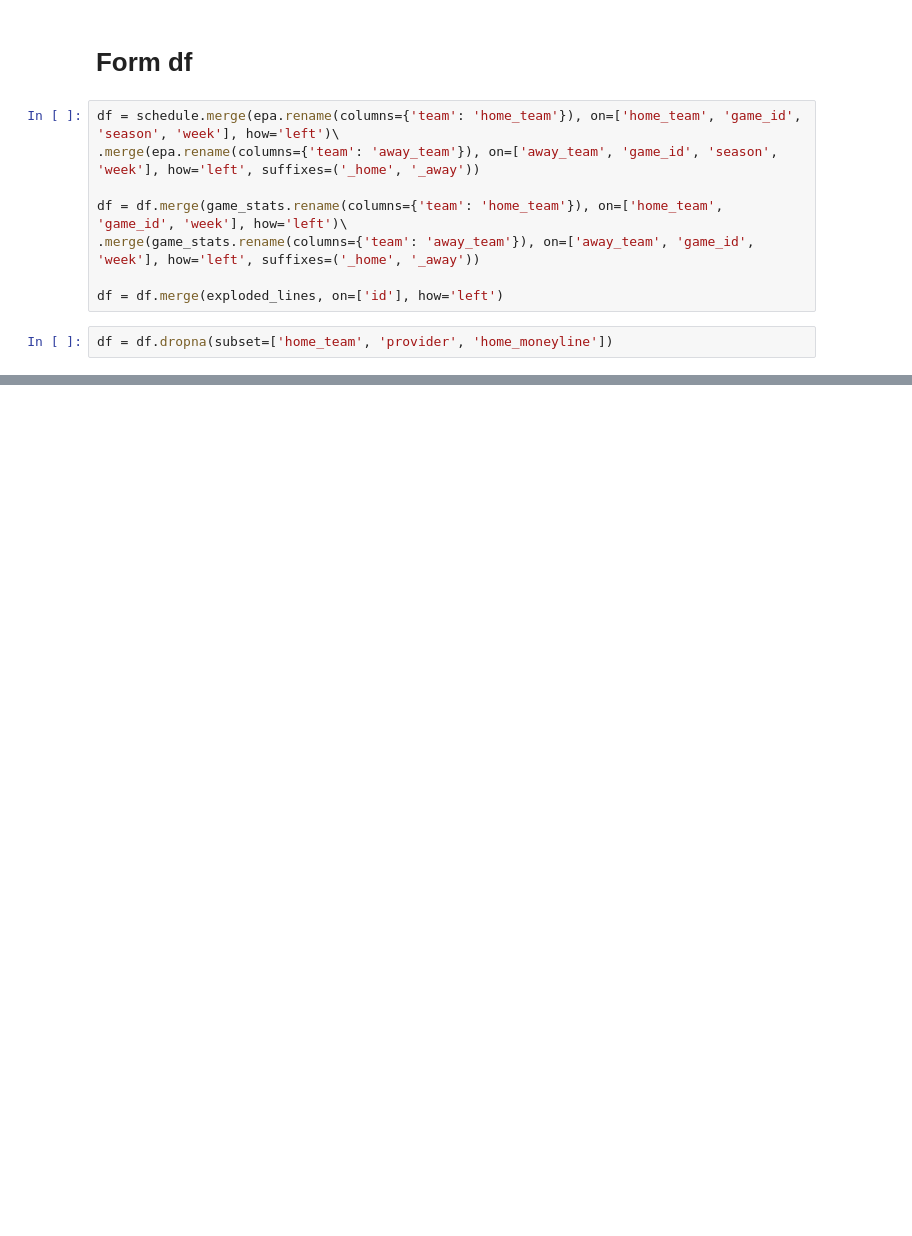
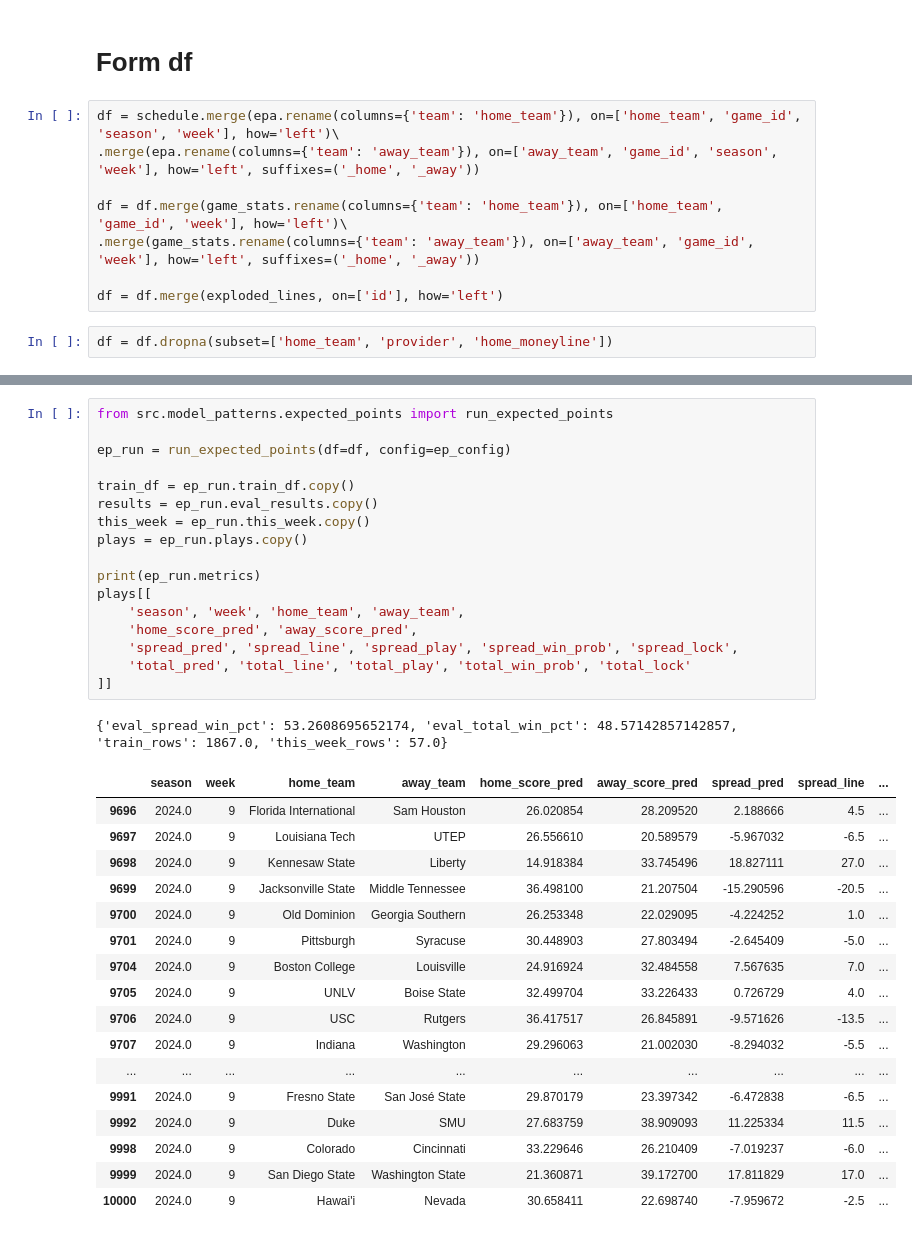
Before and after one commit to gwboyd/sports-models, a Jupyter notebook: src/cfb/notebook.ipynb, the cells around one changed output, grey strips where cells are left out. Drawn from its saved outputs; the diff is of its cells as text; blank space fills up the shorter version.

Commit message:
standardize training logic

```diff
--- a/src/cfb/notebook.ipynb
+++ b/src/cfb/notebook.ipynb
@@ -502,3 +430,39 @@ df
+# %%
+from src.model_patterns.expected_points import run_expected_points
+
+ep_run = run_expected_points(df=df, config=ep_config)
+
+train_df = ep_run.train_df.copy()
+results = ep_run.eval_results.copy()
+this_week = ep_run.this_week.copy()
+plays = ep_run.plays.copy()
+
+print(ep_run.metrics)
+plays[[
+    'season', 'week', 'home_team', 'away_team',
+    'home_score_pred', 'away_score_pred',
+    'spread_pred', 'spread_line', 'spread_play', 'spread_win_prob', 'spread_lock',
+    'total_pred', 'total_line', 'total_play', 'total_win_prob', 'total_lock'
+]]
+# %% [output]
+{'eval_spread_win_pct': 53.2608695652174, 'eval_total_win_pct': 48.57142857142857, 'train_rows': 1867.0, 'this_week_rows': 57.0}
+|  | season | week | home_team | away_team | home_score_pred | away_score_pred | spread_pred | spread_line | ... |
+| 9696 | 2024.0 | 9 | Florida International | Sam Houston | 26.020854 | 28.209520 | 2.188666 | 4.5 | ... |
+| 9697 | 2024.0 | 9 | Louisiana Tech | UTEP | 26.556610 | 20.589579 | -5.967032 | -6.5 | ... |
+| 9698 | 2024.0 | 9 | Kennesaw State | Liberty | 14.918384 | 33.745496 | 18.827111 | 27.0 | ... |
+| 9699 | 2024.0 | 9 | Jacksonville State | Middle Tennessee | 36.498100 | 21.207504 | -15.290596 | -20.5 | ... |
+| 9700 | 2024.0 | 9 | Old Dominion | Georgia Southern | 26.253348 | 22.029095 | -4.224252 | 1.0 | ... |
+| 9701 | 2024.0 | 9 | Pittsburgh | Syracuse | 30.448903 | 27.803494 | -2.645409 | -5.0 | ... |
+| 9704 | 2024.0 | 9 | Boston College | Louisville | 24.916924 | 32.484558 | 7.567635 | 7.0 | ... |
+| 9705 | 2024.0 | 9 | UNLV | Boise State | 32.499704 | 33.226433 | 0.726729 | 4.0 | ... |
+| 9706 | 2024.0 | 9 | USC | Rutgers | 36.417517 | 26.845891 | -9.571626 | -13.5 | ... |
+| 9707 | 2024.0 | 9 | Indiana | Washington | 29.296063 | 21.002030 | -8.294032 | -5.5 | ... |
+| ... | ... | ... | ... | ... | ... | ... | ... | ... | ... |
+| 9991 | 2024.0 | 9 | Fresno State | San José State | 29.870179 | 23.397342 | -6.472838 | -6.5 | ... |
+| 9992 | 2024.0 | 9 | Duke | SMU | 27.683759 | 38.909093 | 11.225334 | 11.5 | ... |
+| 9998 | 2024.0 | 9 | Colorado | Cincinnati | 33.229646 | 26.210409 | -7.019237 | -6.0 | ... |
+| 9999 | 2024.0 | 9 | San Diego State | Washington State | 21.360871 | 39.172700 | 17.811829 | 17.0 | ... |
+| 10000 | 2024.0 | 9 | Hawai'i | Nevada | 30.658411 | 22.698740 | -7.959672 | -2.5 | ... |
 # %%
 import matplotlib.pyplot as plt
 plt.style.use('fivethirtyeight')
```
Also changed, not shown: parts of 17 cells of this notebook, 19 other files.
